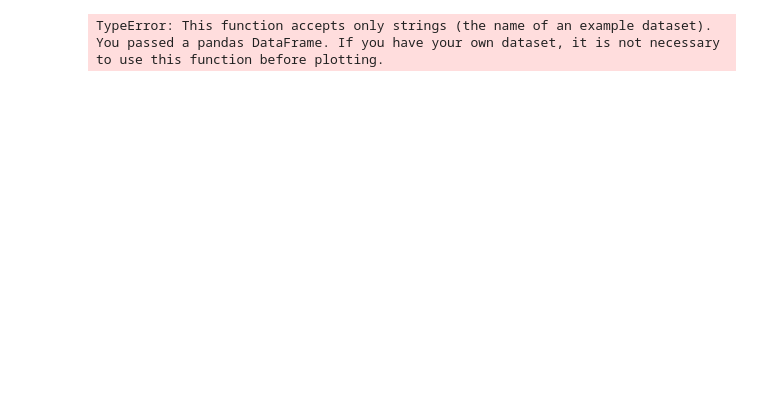
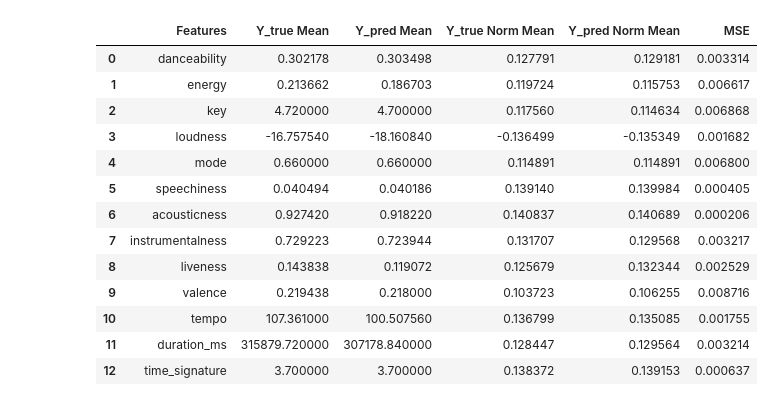
Before and after one commit to EMZEDI/Mixerify, a Jupyter notebook: PyPackage/MSE.ipynb, the cells around one changed output. Saved outputs shown, nothing was run; the diff lists cells and outputs as text; code cells hidden in the pictures; blank space fills up the shorter version.

Commit message:
normalized df and visualize each table

```diff
--- a/PyPackage/MSE.ipynb
+++ b/PyPackage/MSE.ipynb
@@ -58,11 +58,21 @@ def table_MSE(input_: pd.DataFrame, output_: pd.DataFrame):
 input_classical = create_feature_dataset(['0w8hF3HAqMIsodoTazOPLS'], sp)
 output_classical_old = create_feature_dataset(['6hbZMc50vIPZebe2VwMIdI'], sp)
 output_classical_new = create_feature_dataset(['00bxoi650SwrwxvWiCFV7T'], sp)
-
-df_classical_old = table_MSE(input_classical, output_classical_old)
-df_classical_new = table_MSE(input_classical, output_classical_new)
-
-print(df_classical_old)
-print(df_classical_new)
-# %% [output]
-TypeError: This function accepts only strings (the name of an example dataset). You passed a pandas DataFrame. If you have your own dataset, it is not necessary to use this function before plotting.
+# %%
+df_classical_old = table_MSE(input_classical, output_classical_old)
+df_classical_old
+# %% [output]
+|  | Features | Y_true Mean | Y_pred Mean | Y_true Norm Mean | Y_pred Norm Mean | MSE |
+| 0 | danceability | 0.302178 | 0.303498 | 0.127791 | 0.129181 | 0.003314 |
+| 1 | energy | 0.213662 | 0.186703 | 0.119724 | 0.115753 | 0.006617 |
+| 2 | key | 4.720000 | 4.700000 | 0.117560 | 0.114634 | 0.006868 |
+| 3 | loudness | -16.757540 | -18.160840 | -0.136499 | -0.135349 | 0.001682 |
+| 4 | mode | 0.660000 | 0.660000 | 0.114891 | 0.114891 | 0.006800 |
+| 5 | speechiness | 0.040494 | 0.040186 | 0.139140 | 0.139984 | 0.000405 |
+| 6 | acousticness | 0.927420 | 0.918220 | 0.140837 | 0.140689 | 0.000206 |
+| 7 | instrumentalness | 0.729223 | 0.723944 | 0.131707 | 0.129568 | 0.003217 |
+| 8 | liveness | 0.143838 | 0.119072 | 0.125679 | 0.132344 | 0.002529 |
+| 9 | valence | 0.219438 | 0.218000 | 0.103723 | 0.106255 | 0.008716 |
+| 10 | tempo | 107.361000 | 100.507560 | 0.136799 | 0.135085 | 0.001755 |
+| 11 | duration_ms | 315879.720000 | 307178.840000 | 0.128447 | 0.129564 | 0.003214 |
+| 12 | time_signature | 3.700000 | 3.700000 | 0.138372 | 0.139153 | 0.000637 |
```
Also changed, not shown: parts of 10 cells of this notebook.
